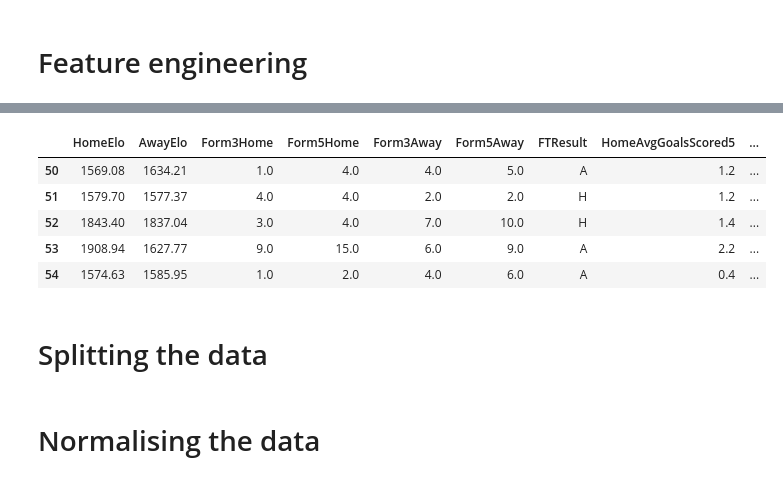
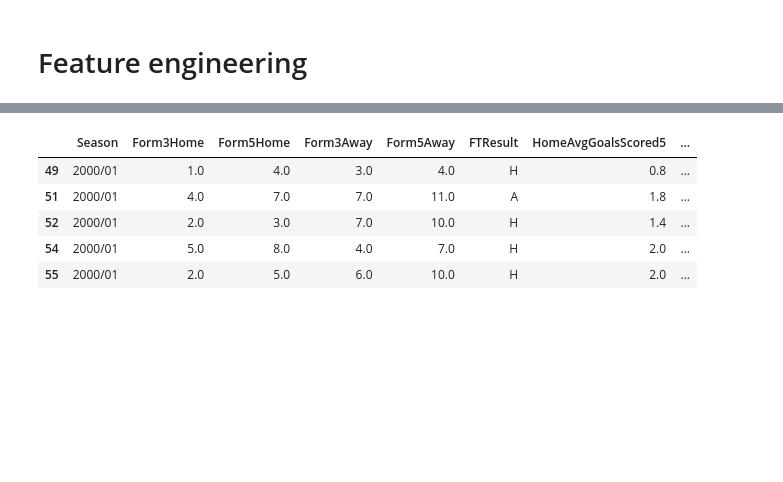
Before and after one commit to AlexJ157/football-analytics, a Jupyter notebook: prediction/notebooks/02_feature_engineering.ipynb, the cells around one changed output, grey strips where cells are left out. Cells and saved outputs as stored; diff of their text form; code cells hidden in the pictures; blank space fills up the shorter version.

```diff
--- a/prediction/notebooks/02_feature_engineering.ipynb
+++ b/prediction/notebooks/02_feature_engineering.ipynb
@@ -72,19 +72,14 @@ home_stats = team_history[["MatchDate", "Team", "AvgGoalsScored5", "AvgGoalsConc
 home_stats = home_stats.rename(columns={
     "Team": "HomeTeam",
     "AvgGoalsScored5": "HomeAvgGoalsScored5",
-    "AvgGoalsConceded5": "HomeAvgGoalsConceded5"
+    "AvgGoalsConceded5": "HomeAvgGoalsConceded5",
 })
 
-away_stats = team_history[[
-    "MatchDate",
-    "Team",
-    "AvgGoalsScored5",
-    "AvgGoalsConceded5"
-]].copy()
+away_stats = team_history[["MatchDate", "Team", "AvgGoalsScored5", "AvgGoalsConceded5"]].copy()
 away_stats = away_stats.rename(columns={
     "Team": "AwayTeam",
     "AvgGoalsScored5": "AwayAvgGoalsScored5",
-    "AvgGoalsConceded5": "AwayAvgGoalsConceded5"
+    "AvgGoalsConceded5": "AwayAvgGoalsConceded5",
 })
 
 df = df.merge(
@@ -123,7 +118,7 @@ df = df.dropna(subset=[
     "HomeAvgGoalsScored5",
     "HomeAvgGoalsConceded5",
     "AwayAvgGoalsScored5",
-    "AwayAvgGoalsConceded5"
+    "AwayAvgGoalsConceded5",
 ])
 df.head()
 # %% [output]
@@ -145,0 +160,5 @@ df.head()
+# %%
+df["HomeElo"] = home_elos
+df["AwayElo"] = away_elos
+
+df.head()
@@ -145,0 +172,18 @@ df.head()
+# %%
+df = df.drop(columns=["FTHome", "FTAway", "MatchDate", "HomeTeam", "AwayTeam"])
+"""
+seasons = [
+    "2015/16",
+    "2016/17",
+    "2017/18",
+    "2018/19",
+    "2019/20",
+    "2020/21",
+    "2021/22",
+    "2022/23",
+    "2023/24",
+    "2024/25"
+]
+df = df[df["Season"].isin(seasons)]
+"""
+df.head()
@@ -146,20 +197,22 @@ df.head()
 # %%
 df["EloDifference"] = df["HomeElo"] - df["AwayElo"]
 df["FormDifference"] = df["Form5Home"] - df["Form5Away"]
-df["GoalsScoredDifference5"] = (
+
+df["AvgGoalsScoredDifference5"] = (
     df["HomeAvgGoalsScored5"] -
     df["AwayAvgGoalsScored5"]
 )
 
-df["GoalsConcededDifference5"] = (
+df["AvgGoalsConcededDifference5"] = (
     df["HomeAvgGoalsConceded5"] -
     df["AwayAvgGoalsConceded5"]
 )
+
 df.head()
 # %% [output]
-|  | HomeElo | AwayElo | Form3Home | Form5Home | Form3Away | Form5Away | FTResult | HomeAvgGoalsScored5 | ... |
-| 50 | 1569.08 | 1634.21 | 1.0 | 4.0 | 4.0 | 5.0 | A | 1.2 | ... |
-| 51 | 1579.70 | 1577.37 | 4.0 | 4.0 | 2.0 | 2.0 | H | 1.2 | ... |
-| 52 | 1843.40 | 1837.04 | 3.0 | 4.0 | 7.0 | 10.0 | H | 1.4 | ... |
-| 53 | 1908.94 | 1627.77 | 9.0 | 15.0 | 6.0 | 9.0 | A | 2.2 | ... |
-| 54 | 1574.63 | 1585.95 | 1.0 | 2.0 | 4.0 | 6.0 | A | 0.4 | ... |
+|  | Season | Form3Home | Form5Home | Form3Away | Form5Away | FTResult | HomeAvgGoalsScored5 | ... |
+| 49 | 2000/01 | 1.0 | 4.0 | 3.0 | 4.0 | H | 0.8 | ... |
+| 51 | 2000/01 | 4.0 | 7.0 | 7.0 | 11.0 | A | 1.8 | ... |
+| 52 | 2000/01 | 2.0 | 3.0 | 7.0 | 10.0 | H | 1.4 | ... |
+| 54 | 2000/01 | 5.0 | 8.0 | 4.0 | 7.0 | H | 2.0 | ... |
+| 55 | 2000/01 | 2.0 | 5.0 | 6.0 | 10.0 | H | 2.0 | ... |
@@ -175,2 +218,0 @@ y = encoder.fit_transform(y)
-# %% [markdown]
-# Splitting the data
@@ -181,2 +218,0 @@ X_train, X_test, y_train, y_test = train_test_split(x, y, test_size=0.2, shuffle
-# %% [markdown]
-# Normalising the data
```
Also changed, not shown: parts of 30 cells of this notebook, 5 other files.
